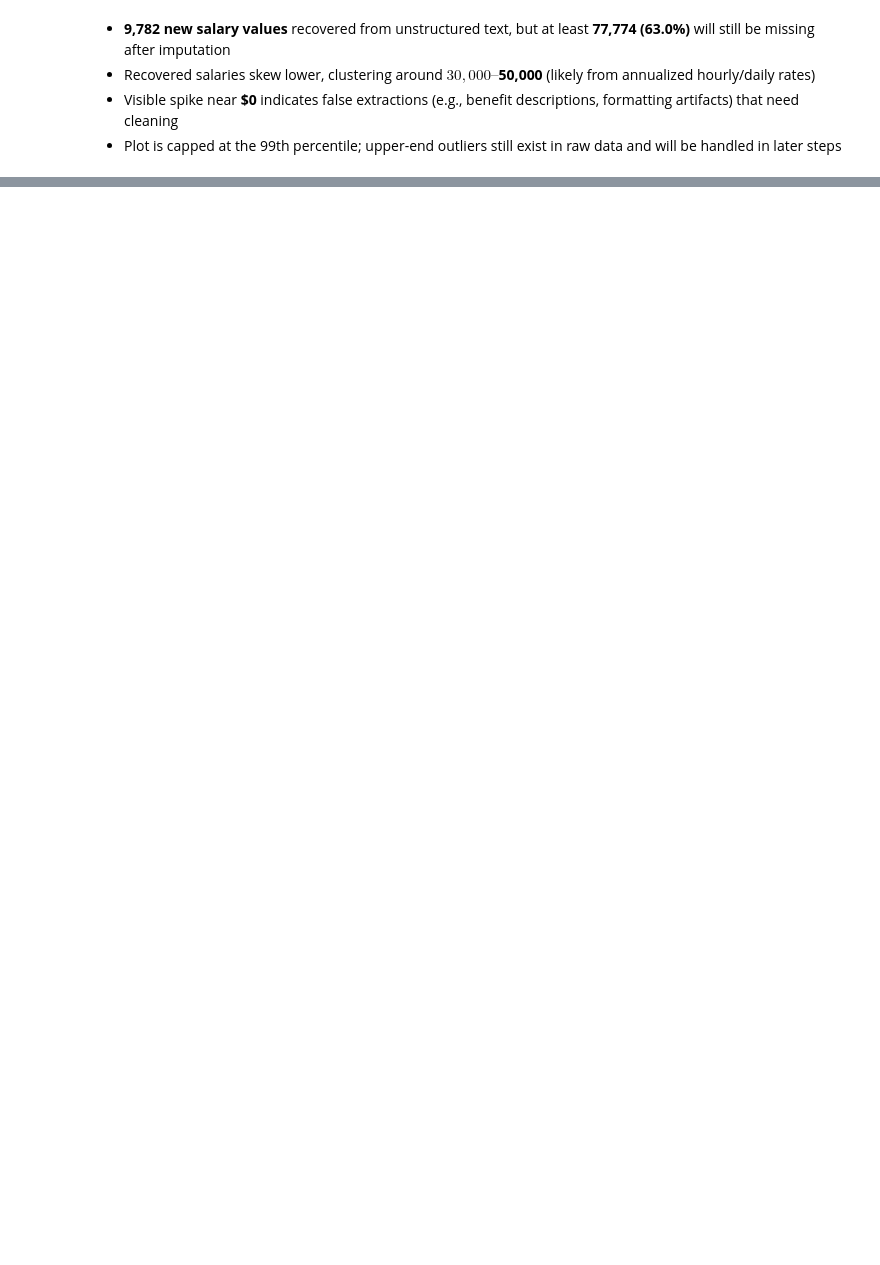
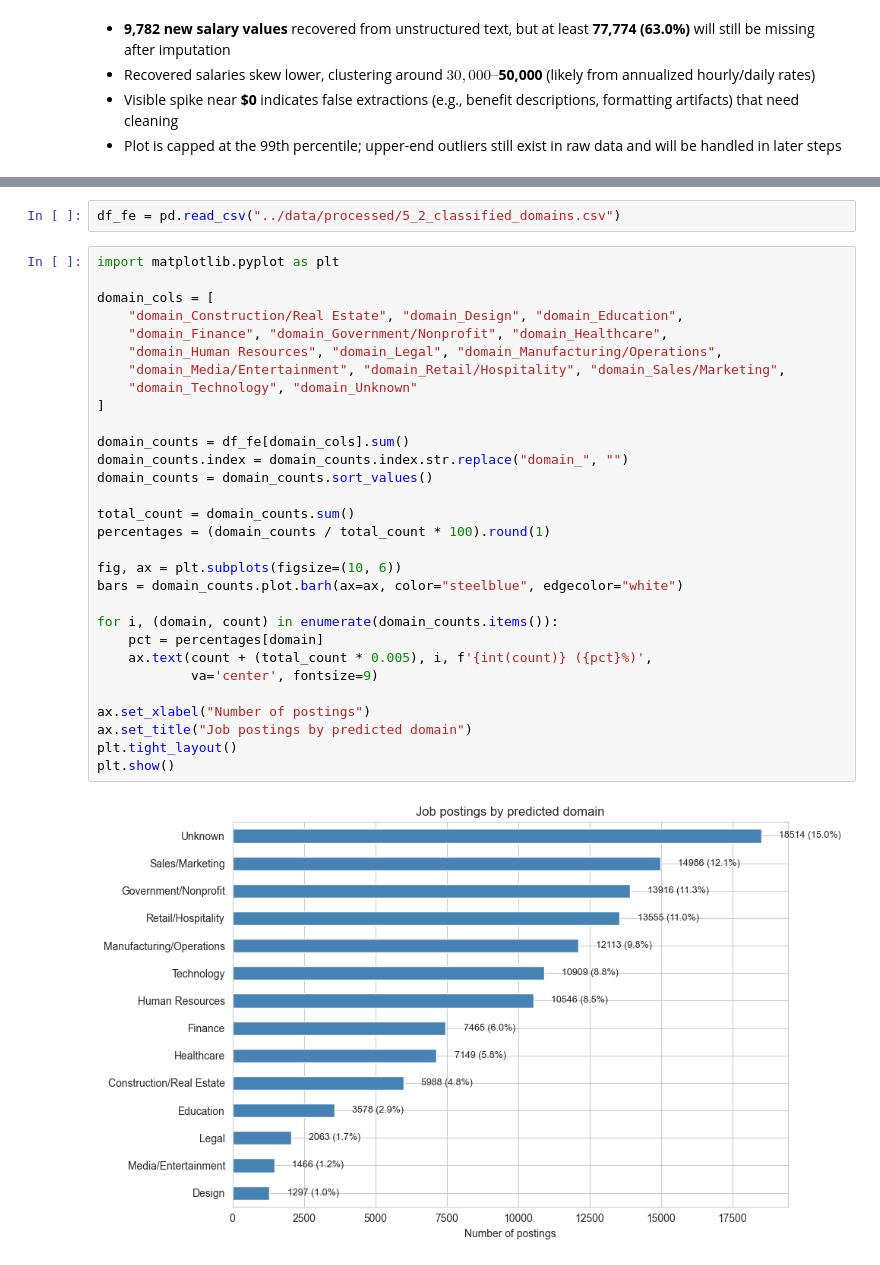
Before and after one commit to ognjenvujovic04/job-intelligence, a Jupyter notebook: notebooks/2.0-ov-feature-engineering.ipynb, the cells around one changed output, grey strips where cells are left out. Saved outputs shown, nothing was run; the diff lists cells and outputs as text; blank space fills up the shorter version.

```diff
--- a/notebooks/2.0-ov-feature-engineering.ipynb
+++ b/notebooks/2.0-ov-feature-engineering.ipynb
@@ -298,0 +467,34 @@ Estimated Missing After Imputation: 77,774 (63.0%)
+# %%
+df_fe = pd.read_csv("../data/processed/5_2_classified_domains.csv")
+# %%
+import matplotlib.pyplot as plt
+
+domain_cols = [
+    "domain_Construction/Real Estate", "domain_Design", "domain_Education",
+    "domain_Finance", "domain_Government/Nonprofit", "domain_Healthcare",
+    "domain_Human Resources", "domain_Legal", "domain_Manufacturing/Operations",
+    "domain_Media/Entertainment", "domain_Retail/Hospitality", "domain_Sales/Marketing",
+    "domain_Technology", "domain_Unknown"
+]
+
+domain_counts = df_fe[domain_cols].sum()
+domain_counts.index = domain_counts.index.str.replace("domain_", "")
+domain_counts = domain_counts.sort_values()
+
+total_count = domain_counts.sum()
+percentages = (domain_counts / total_count * 100).round(1)
+
+fig, ax = plt.subplots(figsize=(10, 6))
+bars = domain_counts.plot.barh(ax=ax, color="steelblue", edgecolor="white")
+
+for i, (domain, count) in enumerate(domain_counts.items()):
+    pct = percentages[domain]
+    ax.text(count + (total_count * 0.005), i, f'{int(count)} ({pct}%)',
+            va='center', fontsize=9)
+
+ax.set_xlabel("Number of postings")
+ax.set_title("Job postings by predicted domain")
+plt.tight_layout()
+plt.show()
+# %% [output]
+[figure, added]
```
Also changed, not shown: parts of 21 cells of this notebook.
